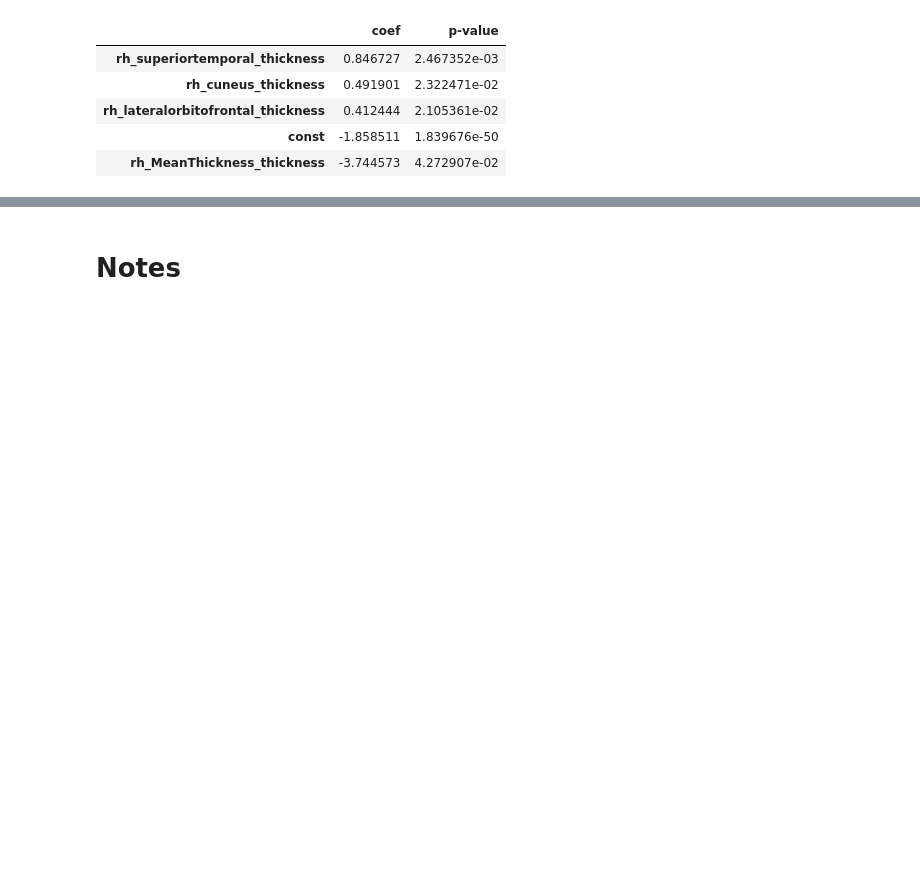
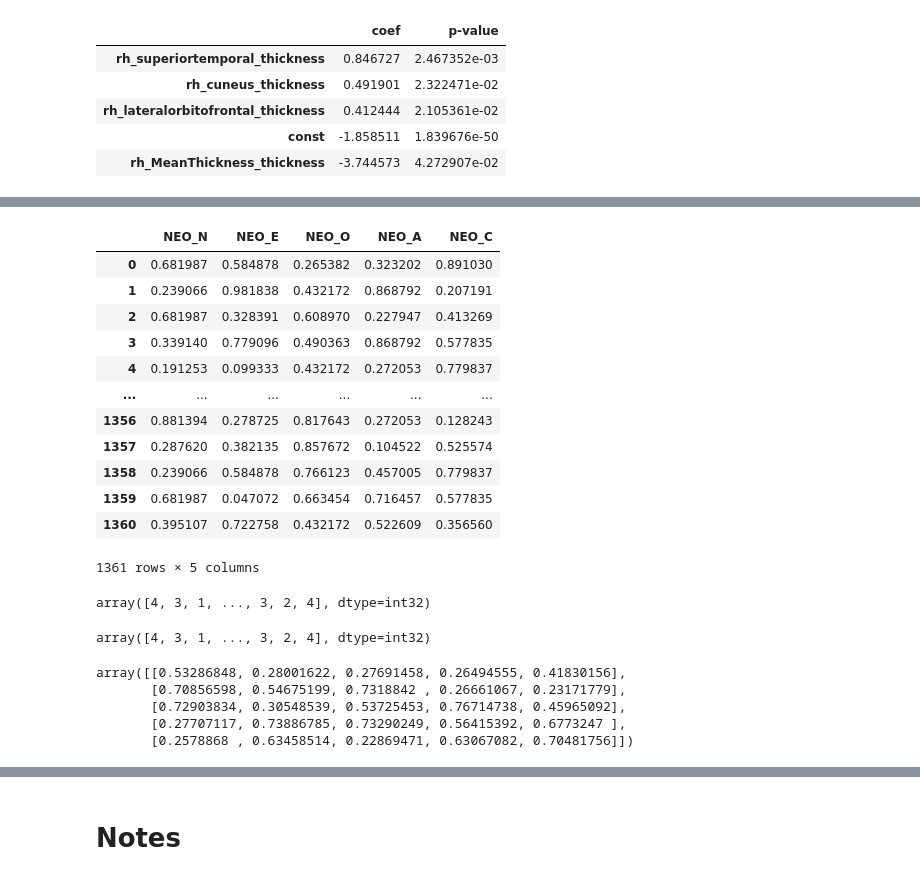
Before and after one commit to lukevano/mri_personality, a Jupyter notebook: notebooks/lv_lewagon_mri.ipynb, the cells around one changed output, grey strips where cells are left out. Saved outputs shown, nothing was run; the diff lists cells and outputs as text; code cells hidden in the pictures; blank space fills up the shorter version.

```diff
--- a/notebooks/lv_lewagon_mri.ipynb
+++ b/notebooks/lv_lewagon_mri.ipynb
@@ -3622,0 +3644,2 @@ gaussian_4_thick_f_best_feats[gaussian_4_thick_f_best_feats['p-value']<0.05].sor
+# %%
+qt.fit_transform(y_disc)
@@ -3622,0 +3654,17 @@ gaussian_4_thick_f_best_feats[gaussian_4_thick_f_best_feats['p-value']<0.05].sor
+# %%
+quantile_df=pd.DataFrame(qt.fit_transform(y_disc),columns=y_disc.columns)
+quantile_df
+# %% [output]
+|  | NEO_N | NEO_E | NEO_O | NEO_A | NEO_C |
+| 0 | 0.681987 | 0.584878 | 0.265382 | 0.323202 | 0.891030 |
+| 1 | 0.239066 | 0.981838 | 0.432172 | 0.868792 | 0.207191 |
+| 2 | 0.681987 | 0.328391 | 0.608970 | 0.227947 | 0.413269 |
+| 3 | 0.339140 | 0.779096 | 0.490363 | 0.868792 | 0.577835 |
+| 4 | 0.191253 | 0.099333 | 0.432172 | 0.272053 | 0.779837 |
+| ... | ... | ... | ... | ... | ... |
+| 1356 | 0.881394 | 0.278725 | 0.817643 | 0.272053 | 0.128243 |
+| 1357 | 0.287620 | 0.382135 | 0.857672 | 0.104522 | 0.525574 |
+| 1358 | 0.239066 | 0.584878 | 0.766123 | 0.457005 | 0.779837 |
+| 1359 | 0.681987 | 0.047072 | 0.663454 | 0.716457 | 0.577835 |
+| 1360 | 0.395107 | 0.722758 | 0.432172 | 0.522609 | 0.356560 |
+1361 rows × 5 columns
@@ -3622,0 +3676,16 @@ gaussian_4_thick_f_best_feats[gaussian_4_thick_f_best_feats['p-value']<0.05].sor
+# %%
+quantile_kmeans.fit_predict(quantile_df)
+# %% [output]
+array([4, 3, 1, ..., 3, 2, 4], dtype=int32)
+# %%
+quantile_kmeans.labels_
+# %% [output]
+array([4, 3, 1, ..., 3, 2, 4], dtype=int32)
+# %%
+quantile_kmeans.cluster_centers_
+# %% [output]
+array([[0.53286848, 0.28001622, 0.27691458, 0.26494555, 0.41830156],
+       [0.70856598, 0.54675199, 0.7318842 , 0.26661067, 0.23171779],
+       [0.72903834, 0.30548539, 0.53725453, 0.76714738, 0.45965092],
+       [0.27707117, 0.73886785, 0.73290249, 0.56415392, 0.6773247 ],
+       [0.2578868 , 0.63458514, 0.22869471, 0.63067082, 0.70481756]])
```
Also changed, not shown: parts of 83 cells of this notebook.
